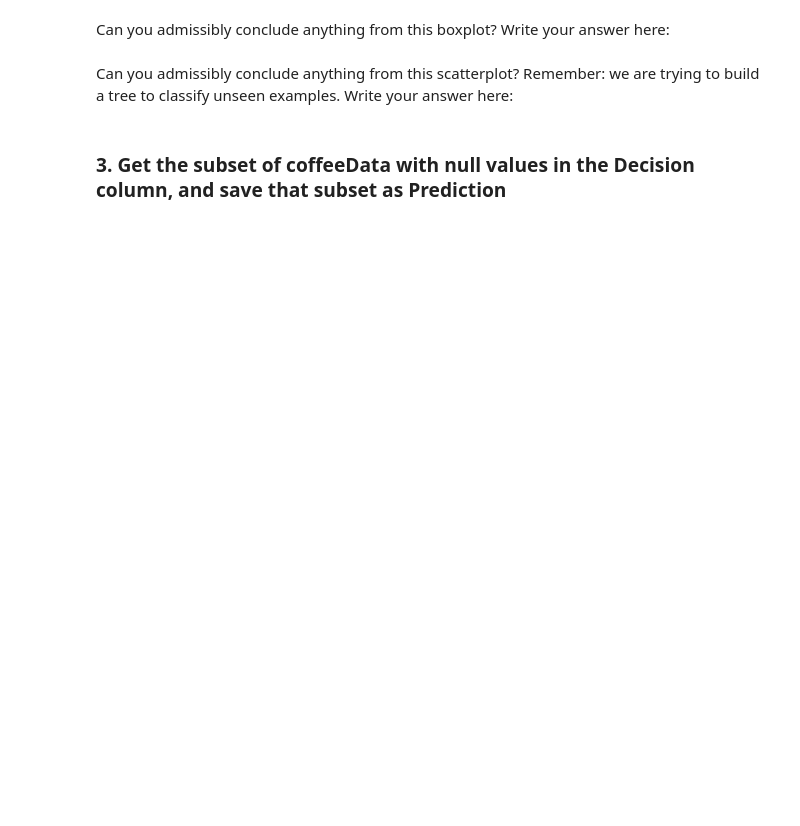
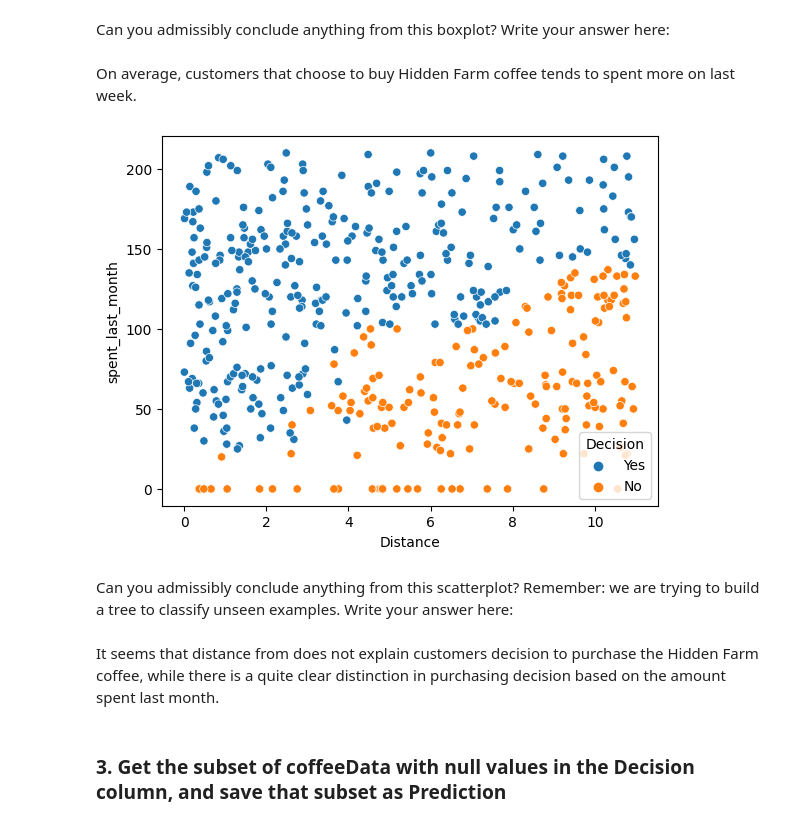
Before and after one commit to dqminhv/1613148038_Springboard_Decision_Tree_Specialty_Coffee_Case_Study_28012021_2_, a Jupyter notebook: Springboard Decision Tree Specialty Coffee Case Study - Tier 3.ipynb, the cells around one changed output. Saved outputs shown, nothing was run; the diff lists cells and outputs as text; code cells hidden in the pictures; blank space fills up the shorter version.

```diff
--- a/Springboard Decision Tree Specialty Coffee Case Study - Tier 3.ipynb
+++ b/Springboard Decision Tree Specialty Coffee Case Study - Tier 3.ipynb
@@ -258,10 +279,17 @@ _ _ _
 # %% [markdown]
 Can you admissibly conclude anything from this boxplot? Write your answer here:
+# %% [markdown]
+On average, customers that choose to buy Hidden Farm coffee tends to spent more on last week.
 # %%
 # Make a scatterplot on NOPrediction, where x is distance, y is spent_last_month and hue is Decision
-_ _ _
+sns.scatterplot(x='Distance', y='spent_last_month', hue='Decision', data=NoPrediction)
+plt.show()
+# %% [output]
+[figure, added]
 # %% [markdown]
 Can you admissibly conclude anything from this scatterplot? Remember: we are trying to build a tree to classify unseen examples. Write your answer here:
+# %% [markdown]
+It seems that distance from does not explain customers decision to purchase the Hidden Farm coffee, while there is a quite clear distinction in purchasing decision based on the amount spent last month.
 # %% [markdown]
 ### 3. Get the subset of coffeeData with null values in the Decision column, and save that subset as Prediction
 # %%
```
Also changed, not shown: parts of 11 cells of this notebook.
